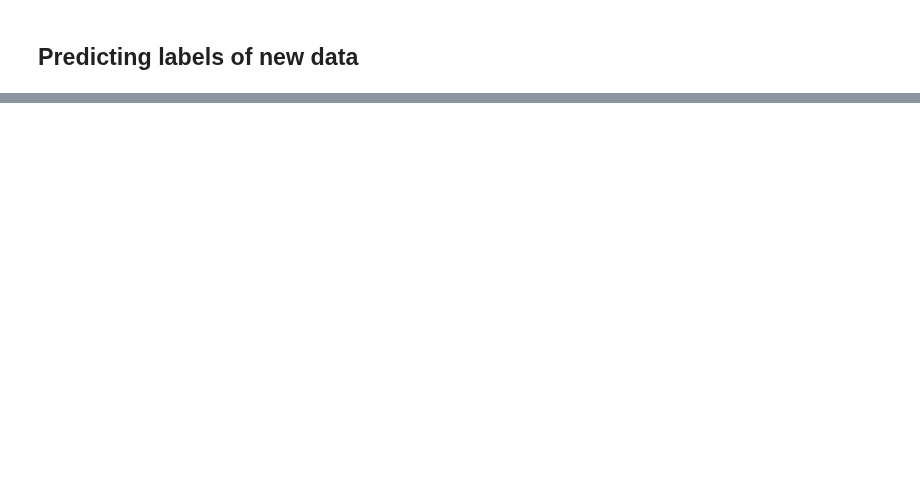
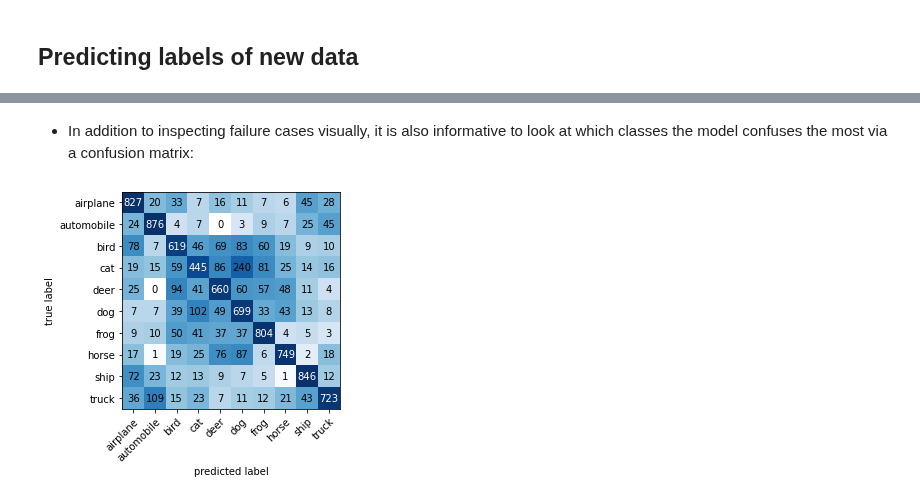
Before and after one commit to rasbt/deeplearning-models, a Jupyter notebook: pytorch-lightning_ipynb/cnn/cnn-alexnet-cifar10.ipynb, the cells around one changed output, grey strips where cells are left out. Saved outputs shown, nothing was run; the diff lists cells and outputs as text; code cells hidden in the pictures; blank space fills up the shorter version.

```diff
--- a/pytorch-lightning_ipynb/cnn/cnn-alexnet-cifar10.ipynb
+++ b/pytorch-lightning_ipynb/cnn/cnn-alexnet-cifar10.ipynb
@@ -38,7 +55,7 @@ import torch.nn.functional as F
 
 
 # Regular PyTorch Module
-class PyTorchAlexNet(nn.Module):
+class PyTorchModel(nn.Module):
     def __init__(self, num_classes):
         super().__init__()
         self.features = nn.Sequential(
@@ -433,0 +582,31 @@ Test accuracy: 0.6899 (68.99%)
+# %% [markdown]
+- In addition to inspecting failure cases visually, it is also informative to look at which classes the model confuses the most via a confusion matrix:
+# %%
+# %load ../code_lightningmodule/plot_confusion-matrix_basic.py
+from torchmetrics import ConfusionMatrix
+import matplotlib
+from mlxtend.plotting import plot_confusion_matrix
+
+
+cmat = ConfusionMatrix(num_classes=len(class_dict))
+
+for x, y in test_dataloader:
+
+    with torch.no_grad():
+        pred = lightning_model(x)
+    cmat(pred, y)
+
+cmat_tensor = cmat.compute()
+cmat = cmat_tensor.numpy()
+
+fig, ax = plot_confusion_matrix(
+    conf_mat=cmat,
+    class_names=class_dict.values(),
+    norm_colormap=matplotlib.colors.LogNorm()
+    # normed colormaps highlight the off-diagonals
+    # for high-accuracy models better
+)
+
+plt.show()
+# %% [output]
+[figure, added]
```
Also changed, not shown: parts of 46 cells of this notebook, 45 other files.
